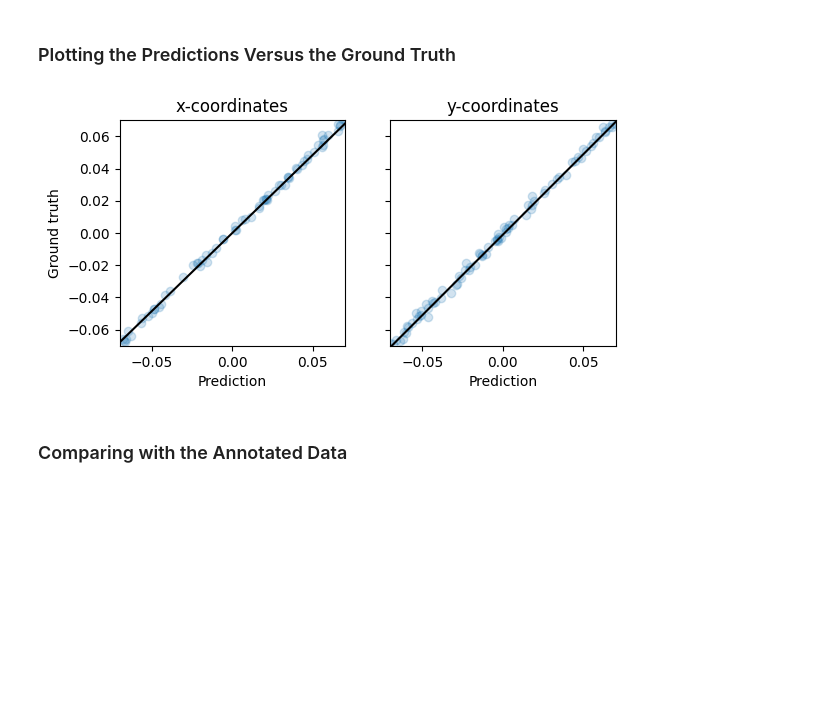
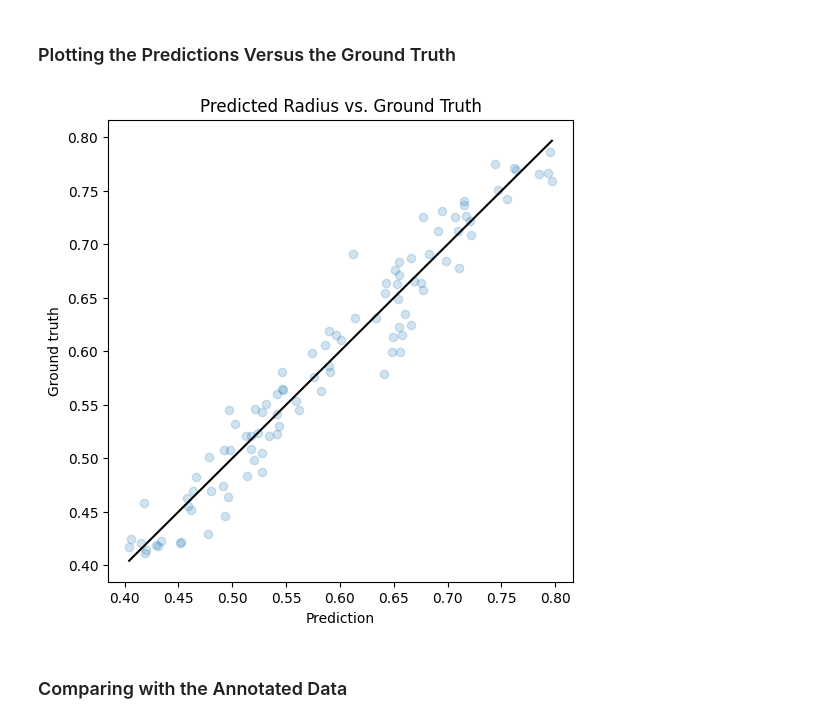
Before and after one commit to HuiningLiu02/TIF360-Advanced-machine-learning-with-neural-networks, a Jupyter notebook: Ch03_CNN/hw/particle_localization.ipynb, the cells around one changed output. Cells and saved outputs as stored; diff of their text form; code cells hidden in the pictures; blank space fills up the shorter version.

```diff
--- a/Ch03_CNN/hw/particle_localization.ipynb
+++ b/Ch03_CNN/hw/particle_localization.ipynb
@@ -207,7 +149,7 @@ cnn = dl.Sequential(
     dl.Layer(torch.nn.MaxPool2d, kernel_size=2),
     dl.Layer(torch.nn.Flatten),
     dl.MultiLayerPerceptron(
-        in_features=6 * 6 * 64, hidden_features=[32, 32], out_features=2,
+        in_features=6 * 6 * 64, hidden_features=[32, 32], out_features=1,
         out_activation=torch.nn.Identity,
     ),
 )
@@ -340,7 +282,7 @@ particle = dt.scatterers.MieSphere(
     position=lambda: np.random.uniform(image_size / 2 - 5,
                                        image_size / 2 + 5, 2),
     z=lambda: np.random.uniform(-1, 1),
-    radius=lambda: np.random.uniform(500, 600) * 1e-9,
+    radius=lambda: np.random.uniform(400, 800) * 1e-9,
     refractive_index=lambda: np.random.uniform(1.37, 1.42),
     position_unit="pixel",
 )
@@ -400,7 +342,7 @@ plot_simulated_particles(image_pipeline)
 
 Define a pipeline to obtain both the particle image and its centroid position ...
 # %%
-pipeline = image_pipeline & particle.position
+pipeline = image_pipeline & particle.radius
 # %% [markdown]
 ... and plot the particle positions on top of the particle images.
 # %%
@@ -455,0 +438,9 @@ test_sim_dataloader = dl.DataLoader(
+# %%
+from torchmetrics import MeanAbsoluteError as MAE
+
+cnn_regressor_template = dl.Regressor(
+    model=cnn, loss=torch.nn.MSELoss(), optimizer=dl.Adam(), metrics=[MAE()],
+)
+cnn_ann_regressor = cnn_regressor_template.create()
+
+print(cnn_ann_regressor)
@@ -501,26 +515,25 @@ Mean pixel error (MAE): 0.084 pixels
 ### Plotting the Predictions Versus the Ground Truth
 # %%
 preds, gts = [], []
-for image, position in iter(test_sim_dataloader):
+for image, radius in iter(test_sim_dataloader):
     preds.append(cnn_sim_regressor(image))
-    gts.append(position)
+    gts.append(radius)
 preds = torch.cat(preds, dim=0).detach().numpy()
 gts = torch.cat(gts, dim=0).numpy()
 
-fig, axs = plt.subplots(1, 2)
-for i, ax, coordinate in zip([0, 1], axs, ["x", "y"]):
-    gt, pred = gts[:][:, i], preds[:][:, i]
-    ax.scatter(gt, pred, alpha=0.2)
-    ax.plot([np.min(gt), np.max(gt)], [np.min(pred), np.max(pred)], c="k")
-    ax.set_title(f"{coordinate}-coordinates")
-    ax.set_xlabel("Prediction")
-    ax.set_ylabel("Ground truth")
-    ax.set_aspect("equal")
-    ax.set_xlim([-0.07, 0.07])
-    ax.set_ylim([-0.07, 0.07])
-    ax.label_outer()
+
+plt.figure(figsize=(6, 6))
+plt.scatter(gts, preds, alpha=0.2)
+plt.plot([np.min(gts), np.max(gts)], [np.min(gts), np.max(gts)], c="k")
+plt.xlabel("Prediction")
+plt.ylabel("Ground truth")
+plt.title("Predicted Radius vs. Ground Truth")
+#ax.set_aspect("equal")
+#ax.set_xlim([-0.07, 0.07])
+#ax.set_ylim([-0.07, 0.07])
+#ax.label_outer()
 plt.show()
 # %% [output]
-[figure, old version]
+[figure, new version]
 # %% [markdown]
 ### Comparing with the Annotated Data
```
Also changed, not shown: parts of 31 cells of this notebook.
